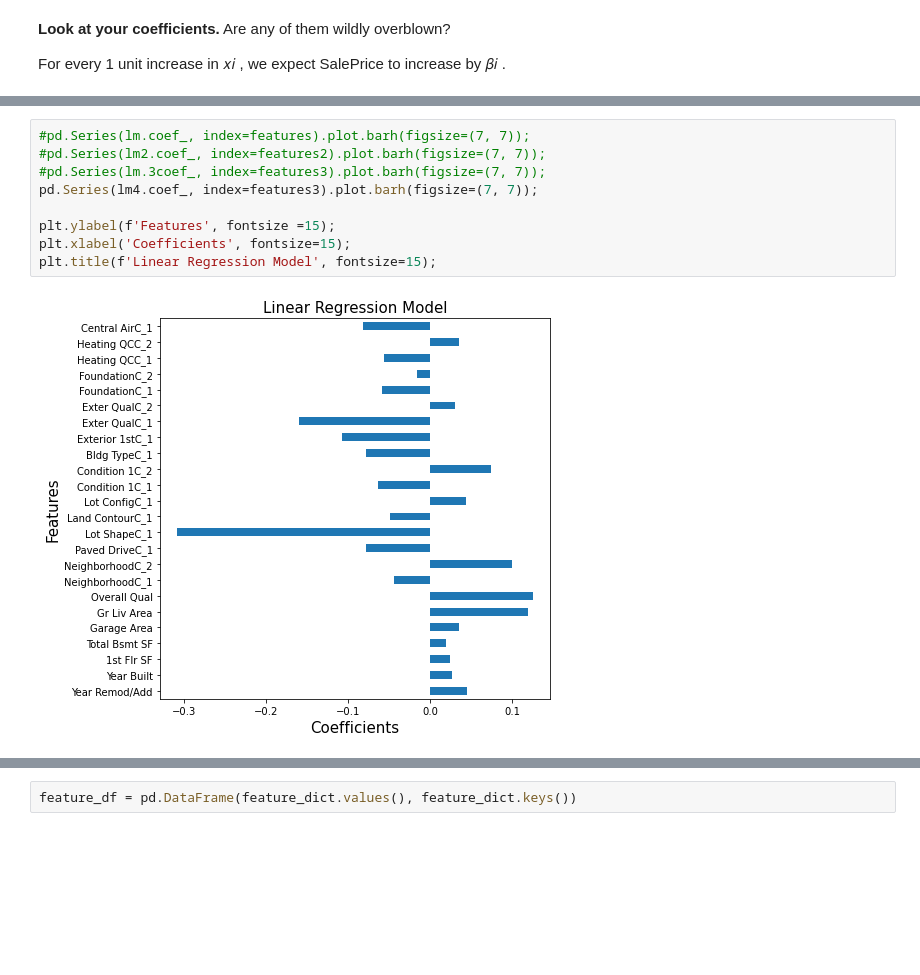
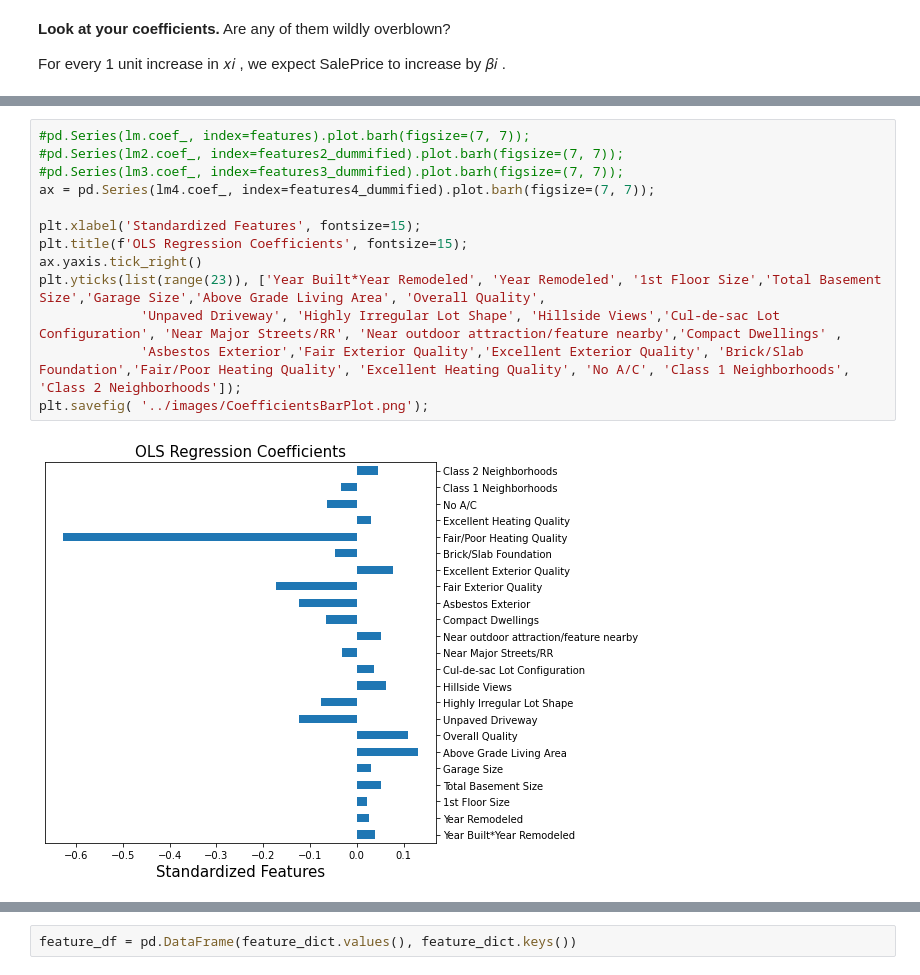
Before and after one commit to griffinbran/Real-Estate-Statistical-Modeling, a Jupyter notebook: code/03_Model_Benchmarks.ipynb, the cells around one changed output, grey strips where cells are left out. Cells and saved outputs as stored; diff of their text form; blank space fills up the shorter version.

```diff
--- a/code/03_Model_Benchmarks.ipynb
+++ b/code/03_Model_Benchmarks.ipynb
@@ -289,11 +249,15 @@ for i in range(len(coeff4)):
 # %%
 #pd.Series(lm.coef_, index=features).plot.barh(figsize=(7, 7));
-#pd.Series(lm2.coef_, index=features2).plot.barh(figsize=(7, 7));
-#pd.Series(lm.3coef_, index=features3).plot.barh(figsize=(7, 7));
-pd.Series(lm4.coef_, index=features3).plot.barh(figsize=(7, 7));
+#pd.Series(lm2.coef_, index=features2_dummified).plot.barh(figsize=(7, 7));
+#pd.Series(lm3.coef_, index=features3_dummified).plot.barh(figsize=(7, 7));
+ax = pd.Series(lm4.coef_, index=features4_dummified).plot.barh(figsize=(7, 7));
 
-plt.ylabel(f'Features', fontsize =15);
-plt.xlabel('Coefficients', fontsize=15);
-plt.title(f'Linear Regression Model', fontsize=15);
+plt.xlabel('Standardized Features', fontsize=15);
+plt.title(f'OLS Regression Coefficients', fontsize=15);
+ax.yaxis.tick_right()
+plt.yticks(list(range(23)), ['Year Built*Year Remodeled', 'Year Remodeled', '1st Floor Size','Total Basement Size','Garage Size','Above Grade Living Area', 'Overall Quality',
+             'Unpaved Driveway', 'Highly Irregular Lot Shape', 'Hillside Views','Cul-de-sac Lot Configuration', 'Near Major Streets/RR', 'Near outdoor attraction/feature nearby','Compact Dwellings' ,
+             'Asbestos Exterior','Fair Exterior Quality','Excellent Exterior Quality', 'Brick/Slab Foundation','Fair/Poor Heating Quality', 'Excellent Heating Quality', 'No A/C', 'Class 1 Neighborhoods', 'Class 2 Neighborhoods']);
+plt.savefig( '../images/CoefficientsBarPlot.png');
 # %% [output]
-[figure, old version]
+[figure, new version]
```
Also changed, not shown: parts of 28 cells of this notebook, 17 other files.
